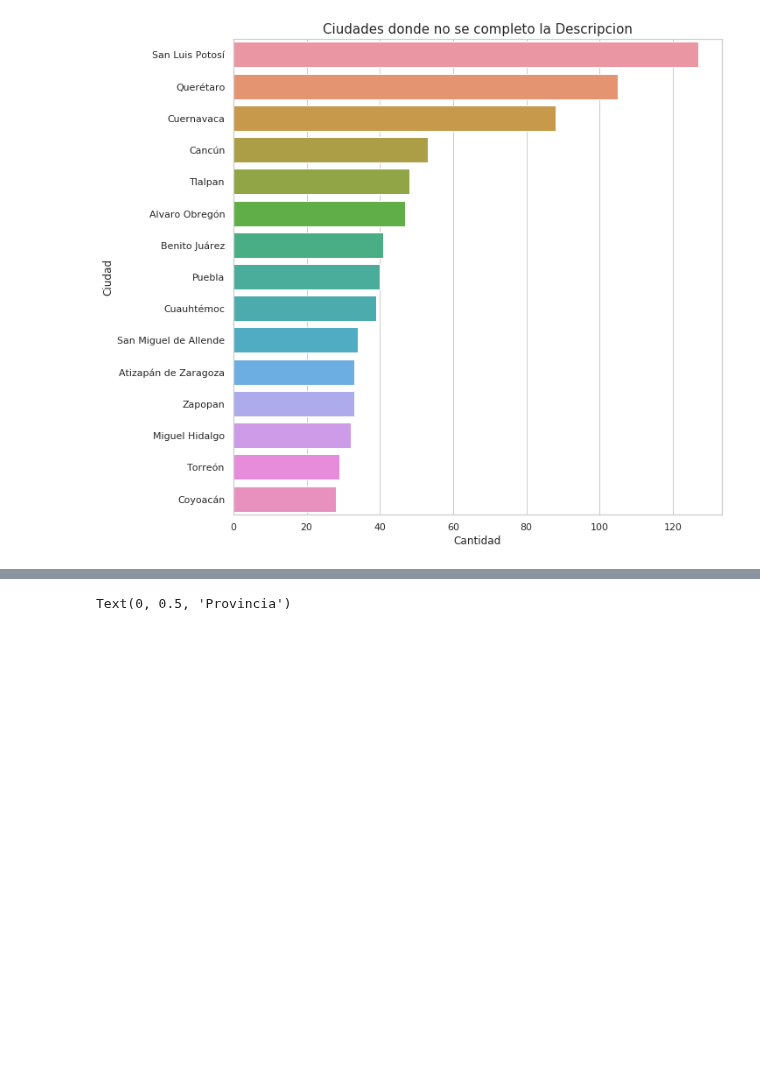
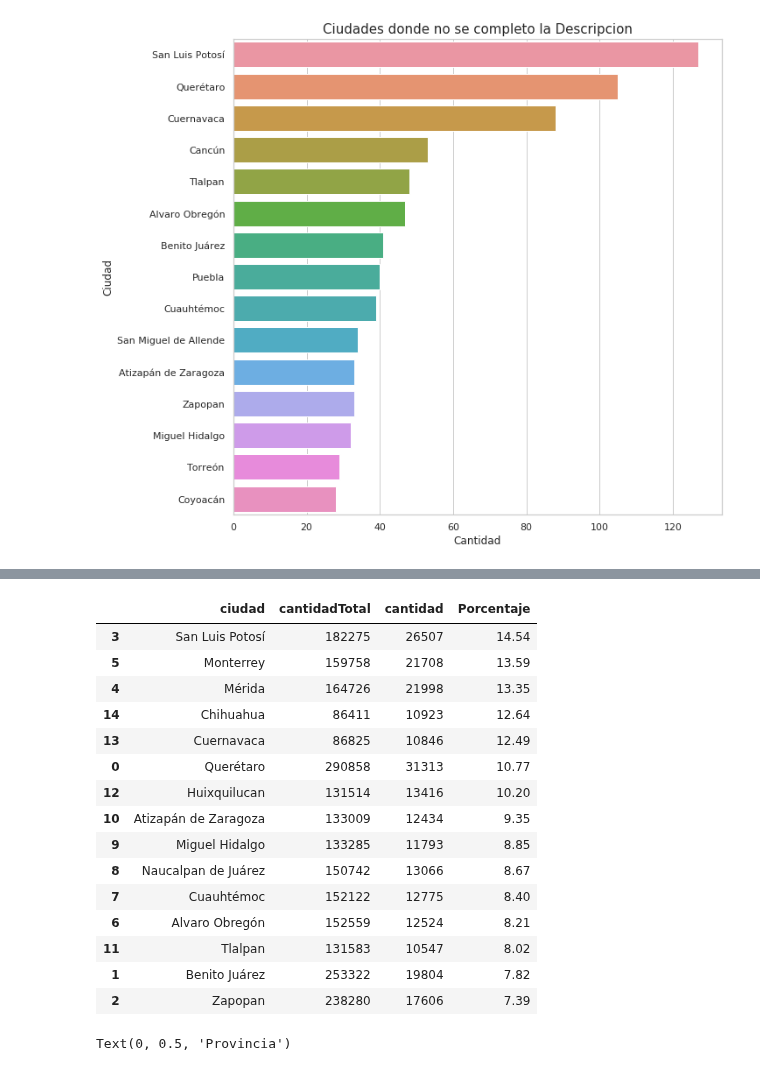
Before and after one commit to JuanCruzCastroLopez/tp1-zonajobs-analysis, a Jupyter notebook: DataSet_analisis.ipynb, the cells around one changed output, grey strips where cells are left out. Drawn from its saved outputs; the diff is of its cells as text; code cells hidden in the pictures; blank space fills up the shorter version.

Commit message:
Analisis porcentaje de ciudad que menos datos pone

```diff
--- a/DataSet_analisis.ipynb
+++ b/DataSet_analisis.ipynb
@@ -157,4 +150,37 @@ Text(0, 0.5, 'Ciudad')
 [figure]
+# %%
+# Quiero hacer un grafiquito con el total de publicaciones de cada ciudad de esas 15 que encontre
+# que son las que mas nulls tienen
+# La cantidad total se multiplica por 23 porque son el total de campos que pueden llenarse por vivienda.
+#Vemos que san luis potosi es la ciudad que mayor porcentaje tiene de errores al ingresar datos.
+ciudadesMuchoNull = list(dfNullTot.ciudad)
+
+dfMuchoNull = df[df.ciudad.isin(ciudadesMuchoNull)]
+dfMuchoNull = dfMuchoNull.groupby('ciudad').size().reset_index().rename(columns={0:'cantidadTotal'})
+
+dfMuchoNull.cantidadTotal=dfMuchoNull.cantidadTotal*23
+dfMuchoNull.sort_values(by='cantidadTotal',ascending=False, inplace=True)
+dfComparacion = dfMuchoNull.merge(dfNullTot)
+dfComparacion['Porcentaje']=dfComparacion['cantidad']/dfComparacion['cantidadTotal']*100
+dfComparacion.sort_values(by='Porcentaje',ascending=False,inplace=True)
+dfComparacion
+# %% [output]
+|  | ciudad | cantidadTotal | cantidad | Porcentaje |
+| 3 | San Luis Potosí | 182275 | 26507 | 14.54 |
+| 5 | Monterrey | 159758 | 21708 | 13.59 |
+| 4 | Mérida | 164726 | 21998 | 13.35 |
+| 14 | Chihuahua | 86411 | 10923 | 12.64 |
+| 13 | Cuernavaca | 86825 | 10846 | 12.49 |
+| 0 | Querétaro | 290858 | 31313 | 10.77 |
+| 12 | Huixquilucan | 131514 | 13416 | 10.20 |
+| 10 | Atizapán de Zaragoza | 133009 | 12434 | 9.35 |
+| 9 | Miguel Hidalgo | 133285 | 11793 | 8.85 |
+| 8 | Naucalpan de Juárez | 150742 | 13066 | 8.67 |
+| 7 | Cuauhtémoc | 152122 | 12775 | 8.40 |
+| 6 | Alvaro Obregón | 152559 | 12524 | 8.21 |
+| 11 | Tlalpan | 131583 | 10547 | 8.02 |
+| 1 | Benito Juárez | 253322 | 19804 | 7.82 |
+| 2 | Zapopan | 238280 | 17606 | 7.39 |
 # %%
 #Veamos que provincia es la que más datos omite:
 def sumNuls (x):
```
Also changed, not shown: parts of 2 cells of this notebook.
